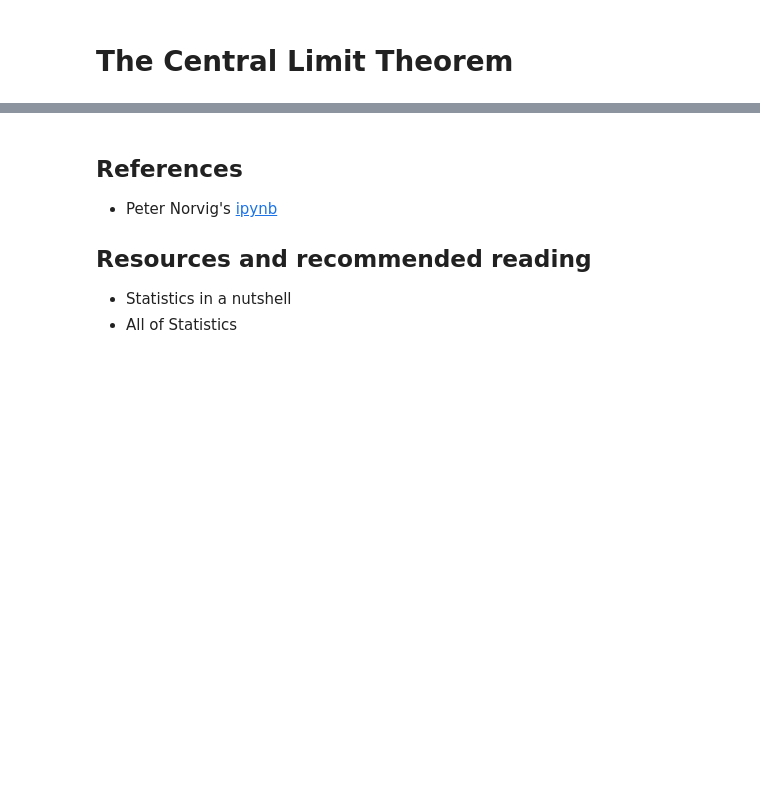
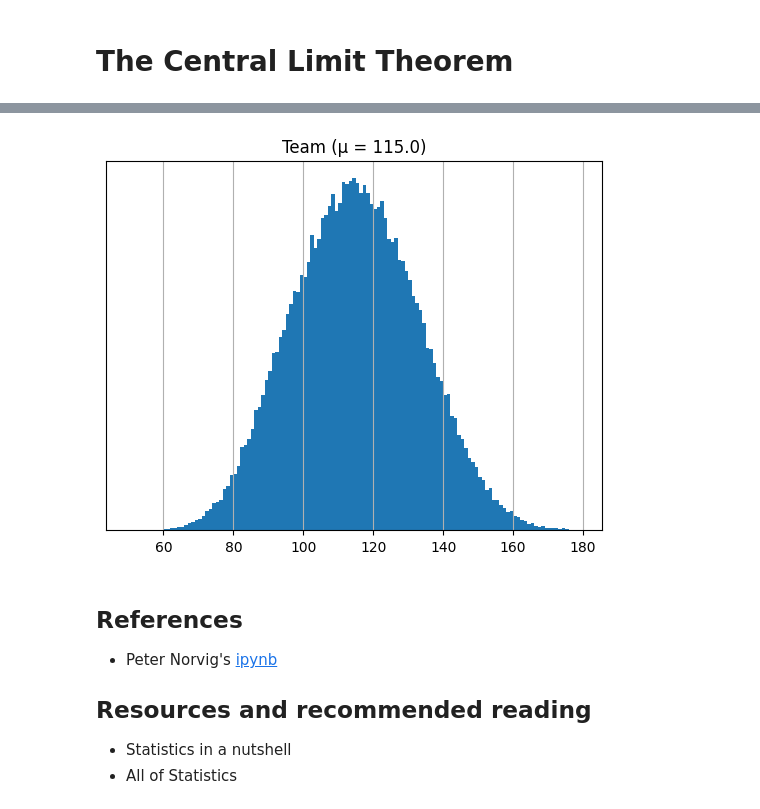
Before and after one commit to danicc097/numerical-analysis, a Jupyter notebook: Probability.ipynb, the cells around one changed output, grey strips where cells are left out. Saved outputs shown, nothing was run; the diff lists cells and outputs as text; code cells hidden in the pictures; blank space fills up the shorter version.

```diff
--- a/Probability.ipynb
+++ b/Probability.ipynb
@@ -603,3 +633,16 @@ repeated_hist(normal)
+# %%
+# We can see that none of the players above have a distribution that looks like a normal one.
+# Now we define the team score to be the sum of the *k* = 5 players, and display this new distribution:
+
+repeated_hist(Team, bins=range(50, 180), n=100000)
+
+# The **Central Limit Theorem** is the ultimate limit of other distributions, and appears to hold true in this case as well.
+# informally, the CLT is based on:
+# - Gather *k* independent distributions. They need not be normal-shaped (like our basketball player's).
+# - Define a new distribution to be the result of sampling one number from each of the *k* independent distributions and adding them up.
+# - As long as *k* is not too small, and the component distributions are not super-pathological, then the new distribution will tend towards a normal distribution.
+# %% [output]
+[figure, added]
 # %% [markdown]
 
 ## References
```
Also changed, not shown: parts of 9 cells of this notebook, 1 other file.
